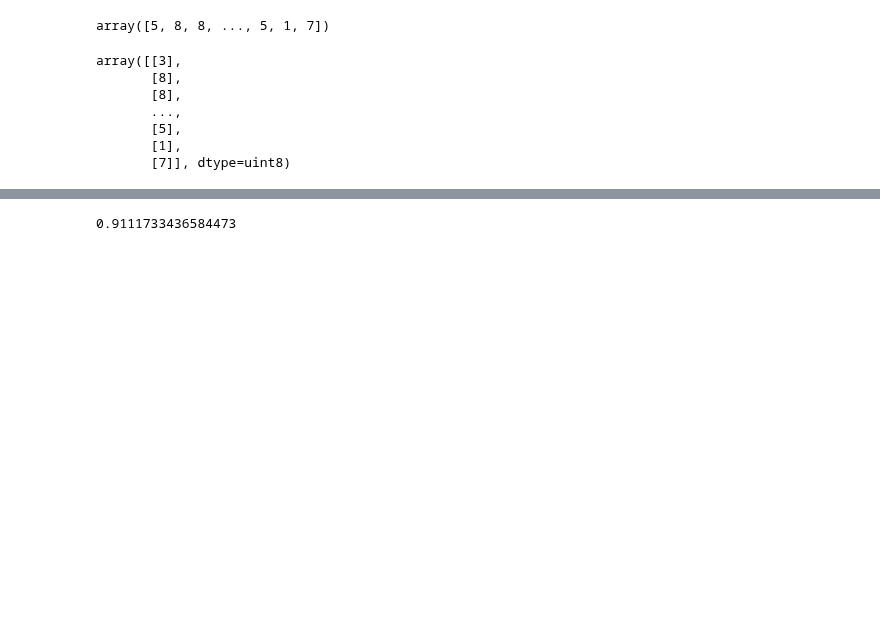
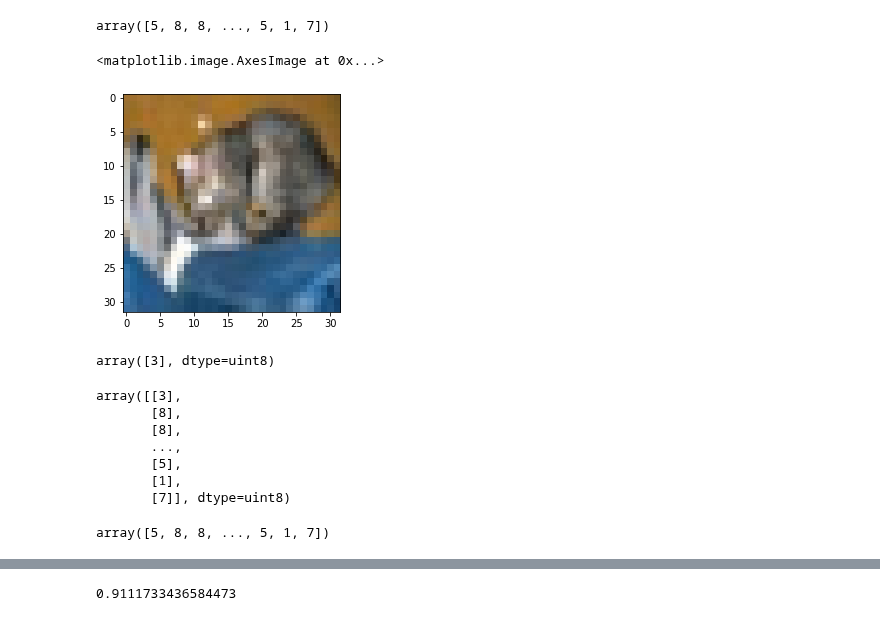
Before and after one commit to terrificmn/codingClass, a Jupyter notebook: data-vision-school/day16/31 Building Convolutional Neural Networks (CNNs).ipynb, the cells around one changed output, grey strips where cells are left out. Drawn from its saved outputs; the diff is of its cells as text; code cells hidden in the pictures; blank space fills up the shorter version.

```diff
--- a/data-vision-school/day16/31 Building Convolutional Neural Networks (CNNs).ipynb
+++ b/data-vision-school/day16/31 Building Convolutional Neural Networks (CNNs).ipynb
@@ -199,6 +253,17 @@ y_pred = y_pred.argmax(axis=1)
 y_pred
 # %% [output]
 array([5, 8, 8, ..., 5, 1, 7])
+# %%
+plt.imshow(X_test[0])
+# 테스트한 0번재는???
+# %% [output]
+<matplotlib.image.AxesImage at 0x...>
+[figure, added]
+# %%
+# x_test[0]의 정답 == 고양이
+y_test[0]
+# %% [output]
+array([3], dtype=uint8)
 # %%
 y_test
 # %% [output]
@@ -209,3 +274,10 @@ array([[3],
        [5],
        [1],
        [7]], dtype=uint8)
+# %%
+# y_pred 10개중에 가장 높은 값을 뽑아 와야 함
+y_pred.argmax(axis = 1)
+
+# y_test 와 비교했을 때 모양은 달라보임
+# %% [output]
+array([5, 8, 8, ..., 5, 1, 7])
```
Also changed, not shown: parts of 27 cells of this notebook, 8 other files.
